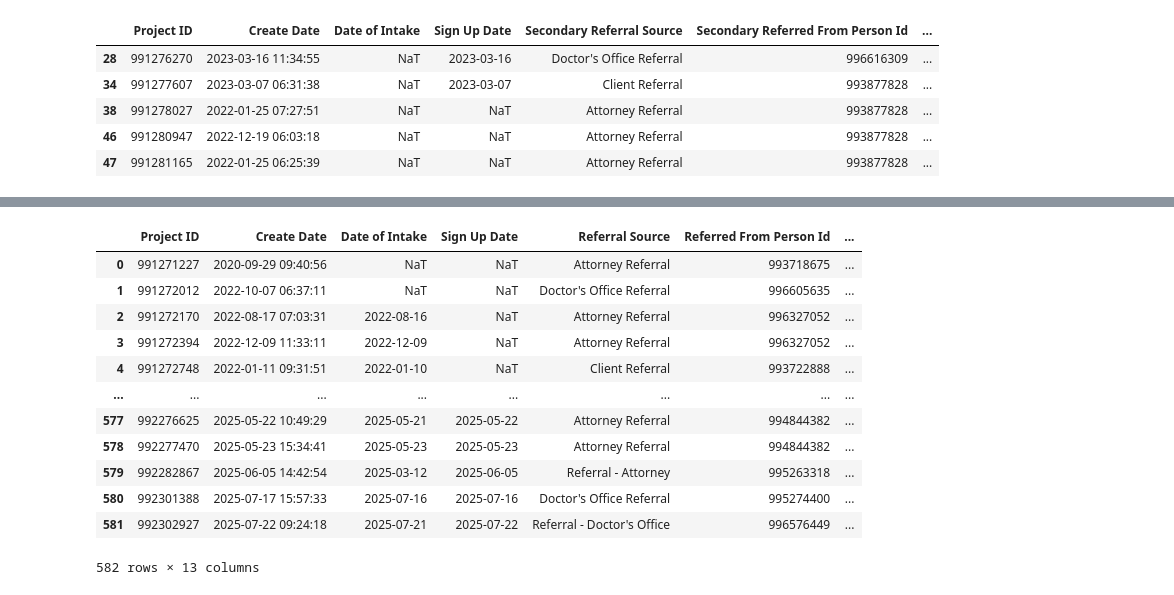
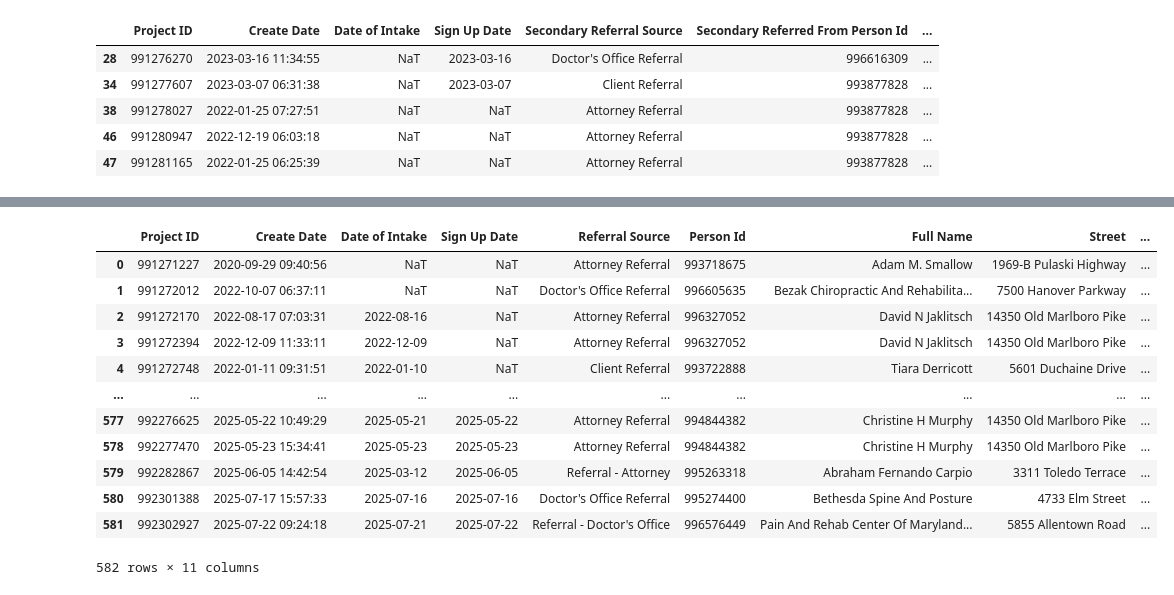
Before and after one commit to The-Jaklitsch-Law-Group/JLG_Provider_Recommender, a Jupyter notebook: prepare_contacts/contact_cleaning.ipynb, the cells around one changed output, grey strips where cells are left out. Saved outputs shown, nothing was run; the diff lists cells and outputs as text; code cells hidden in the pictures.

```diff
--- a/prepare_contacts/contact_cleaning.ipynb
+++ b/prepare_contacts/contact_cleaning.ipynb
@@ -207,0 +217,15 @@ df_in
+# %%
+new_col_names = {
+    'Referral Source': 'Referral Source',
+    'Referred From Person Id':'Person Id',
+    'Referred From Full Name':'Full Name',
+    'Referred From Address 1 Line 1':'Street',
+    'Referred From Address 1 City':'City',
+    'Referred From Address 1 State':'State',
+    'Referred From Address 1 Zip':'Zip'
+}
+
+# df_in_rf2.rename(columns=new_col_names)
+
+df_in = df_in.rename(columns=new_col_names)
+df_in
@@ -239,3 +277,6 @@ df_in_rf2.head(5)
 | 38 | 991278027 | 2022-01-25 07:27:51 | NaT | NaT | Attorney Referral | 993877828 | ... |
 | 46 | 991280947 | 2022-12-19 06:03:18 | NaT | NaT | Attorney Referral | 993877828 | ... |
 | 47 | 991281165 | 2022-01-25 06:25:39 | NaT | NaT | Attorney Referral | 993877828 | ... |
+# %%
+df_in_rf1 = df_in.drop(columns = ref2_cols)
+df_in_rf1
@@ -254,12 +309,12 @@ df_in_rf2.head(5)
 # %%
 new_col_names = {
     'Secondary Referral Source': 'Referral Source',
-    'Secondary Referred From Person Id':'Referred From Person Id',
-    'Secondary Referred From Full Name':'Referred From Full Name',
-    'Secondary Referred From Address 1 Line 1':'Referred From Address 1 Line 1',
-    'Secondary Referred From Address 1 City':'Referred From Address 1 City',
-    'Secondary Referred From Address 1 State':'Referred From Address 1 State',
-    'Secondary Referred From Address 1 Zip':'Referred From Address 1 Zip'
+    'Secondary Referred From Person Id':'Person Id',
+    'Secondary Referred From Full Name':'Full Name',
+    'Secondary Referred From Address 1 Line 1':'Street',
+    'Secondary Referred From Address 1 City':'City',
+    'Secondary Referred From Address 1 State':'State',
+    'Secondary Referred From Address 1 Zip':'Zip'
 }
 
 # df_in_rf2.rename(columns=new_col_names)
@@ -305,18 +342,18 @@ df_in
 # %%
-df_in_full = pd.concat([df_in, df_in_rf2], axis = 0, ignore_index=True)
+df_in_full = pd.concat([df_in_rf1, df_in_rf2], axis = 0, ignore_index=True)
 df_in_full
 # %% [output]
-|  | Project ID | Create Date | Date of Intake | Sign Up Date | Referral Source | Referred From Person Id | ... |
-| 0 | 991271227 | 2020-09-29 09:40:56 | NaT | NaT | Attorney Referral | 993718675 | ... |
-| 1 | 991272012 | 2022-10-07 06:37:11 | NaT | NaT | Doctor's Office Referral | 996605635 | ... |
-| 2 | 991272170 | 2022-08-17 07:03:31 | 2022-08-16 | NaT | Attorney Referral | 996327052 | ... |
-| 3 | 991272394 | 2022-12-09 11:33:11 | 2022-12-09 | NaT | Attorney Referral | 996327052 | ... |
-| 4 | 991272748 | 2022-01-11 09:31:51 | 2022-01-10 | NaT | Client Referral | 993722888 | ... |
-| ... | ... | ... | ... | ... | ... | ... | ... |
-| 577 | 992276625 | 2025-05-22 10:49:29 | 2025-05-21 | 2025-05-22 | Attorney Referral | 994844382 | ... |
-| 578 | 992277470 | 2025-05-23 15:34:41 | 2025-05-23 | 2025-05-23 | Attorney Referral | 994844382 | ... |
-| 579 | 992282867 | 2025-06-05 14:42:54 | 2025-03-12 | 2025-06-05 | Referral - Attorney | 995263318 | ... |
-| 580 | 992301388 | 2025-07-17 15:57:33 | 2025-07-16 | 2025-07-16 | Doctor's Office Referral | 995274400 | ... |
-| 581 | 992302927 | 2025-07-22 09:24:18 | 2025-07-21 | 2025-07-22 | Referral - Doctor's Office | 996576449 | ... |
+|  | Project ID | Create Date | Date of Intake | Sign Up Date | Referral Source | Person Id | Full Name | Street | ... |
+| 0 | 991271227 | 2020-09-29 09:40:56 | NaT | NaT | Attorney Referral | 993718675 | Adam M. Smallow | 1969-B Pulaski Highway | ... |
+| 1 | 991272012 | 2022-10-07 06:37:11 | NaT | NaT | Doctor's Office Referral | 996605635 | Bezak Chiropractic And Rehabilita... | 7500 Hanover Parkway | ... |
+| 2 | 991272170 | 2022-08-17 07:03:31 | 2022-08-16 | NaT | Attorney Referral | 996327052 | David N Jaklitsch | 14350 Old Marlboro Pike | ... |
+| 3 | 991272394 | 2022-12-09 11:33:11 | 2022-12-09 | NaT | Attorney Referral | 996327052 | David N Jaklitsch | 14350 Old Marlboro Pike | ... |
+| 4 | 991272748 | 2022-01-11 09:31:51 | 2022-01-10 | NaT | Client Referral | 993722888 | Tiara Derricott | 5601 Duchaine Drive | ... |
+| ... | ... | ... | ... | ... | ... | ... | ... | ... | ... |
+| 577 | 992276625 | 2025-05-22 10:49:29 | 2025-05-21 | 2025-05-22 | Attorney Referral | 994844382 | Christine H Murphy | 14350 Old Marlboro Pike | ... |
+| 578 | 992277470 | 2025-05-23 15:34:41 | 2025-05-23 | 2025-05-23 | Attorney Referral | 994844382 | Christine H Murphy | 14350 Old Marlboro Pike | ... |
+| 579 | 992282867 | 2025-06-05 14:42:54 | 2025-03-12 | 2025-06-05 | Referral - Attorney | 995263318 | Abraham Fernando Carpio | 3311 Toledo Terrace | ... |
+| 580 | 992301388 | 2025-07-17 15:57:33 | 2025-07-16 | 2025-07-16 | Doctor's Office Referral | 995274400 | Bethesda Spine And Posture | 4733 Elm Street | ... |
+| 581 | 992302927 | 2025-07-22 09:24:18 | 2025-07-21 | 2025-07-22 | Referral - Doctor's Office | 996576449 | Pain And Rehab Center Of Maryland... | 5855 Allentown Road | ... |
-582 rows × 13 columns
+582 rows × 11 columns
 # %%
```
Also changed, not shown: parts of 18 cells of this notebook, 3 other files.
